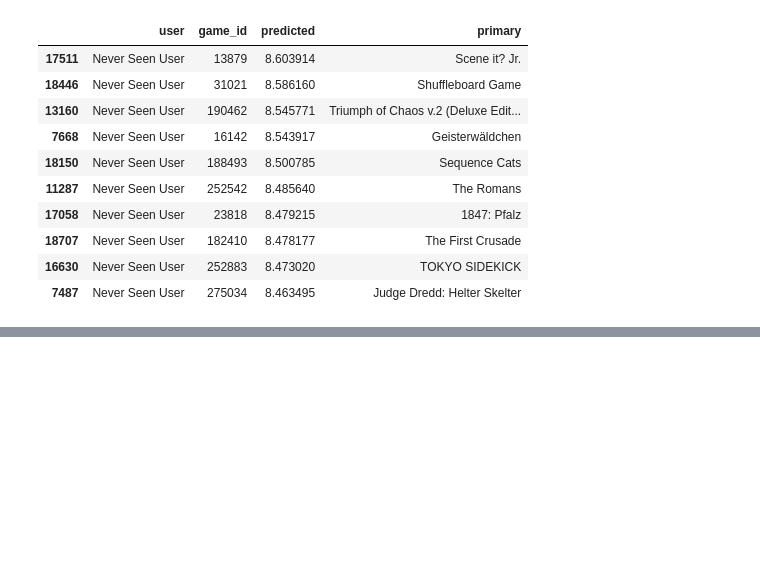
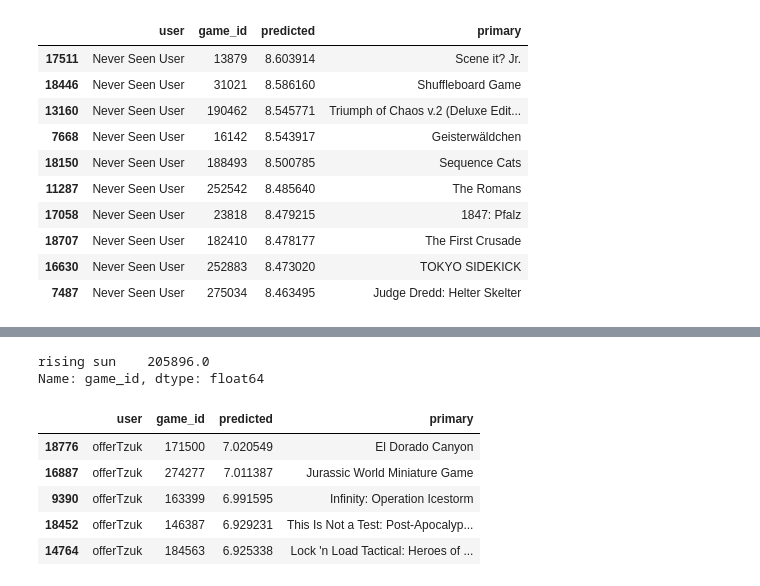
Before and after one commit to guruyaya/bgg-recommandation-model, a Jupyter notebook: exploring_model.ipynb, the cells around one changed output, grey strips where cells are left out. Cells and saved outputs as stored; diff of their text form; code cells hidden in the pictures; blank space fills up the shorter version.

```diff
--- a/exploring_model.ipynb
+++ b/exploring_model.ipynb
@@ -336,0 +440,33 @@ all_games_X_base.join(game_details_df[['primary']], on=all_games_X_base.game_id)
+# %%
+games_played[ games_played.index.str.startswith('rising') ]
+# %% [output]
+rising sun    205896.0
+Name: game_id, dtype: float64
+# %%
+out_without_war = out.drop('tash kalar').drop('blood rage').drop('rising sun')
+out_without_wary = outy.drop('tash kalar').drop('blood rage').drop('rising sun')
+# %%
+games_played = out_without_war['game_id']
+
+popular_games = game_details_df
+
+other_games_X_base = pd.DataFrame([(' offerTzuk ', id)    for id in popular_games[ ~popular_games.index.isin(games_played) ].index],
+columns=['user', 'game_id'])
+
+pipeline = get_pipeline('models/encoded_games_detailed_info.fethear')
+pipeline.fit(out_without_war, out_without_wary)
+other_games_X = pipeline.transform(other_games_X_base)
+other_games_X = pd.DataFrame(other_games_X, columns=pipeline.steps[-1][1].get_feature_names())
+
+res = model.predict(xgb.DMatrix(other_games_X))
+other_games_X_base['predicted'] = pd.Series(res)
+
+ofer_top_5 = other_games_X_base.join(popular_games[['primary']], on=other_games_X_base.game_id).sort_values('predicted', ascending=False).head(5)
+ofer_top_5
+# %% [output]
+|  | user | game_id | predicted | primary |
+| 18776 | offerTzuk | 171500 | 7.020549 | El Dorado Canyon |
+| 16887 | offerTzuk | 274277 | 7.011387 | Jurassic World Miniature Game |
+| 9390 | offerTzuk | 163399 | 6.991595 | Infinity: Operation Icestorm |
+| 18452 | offerTzuk | 146387 | 6.929231 | This Is Not a Test: Post-Apocalyp... |
+| 14764 | offerTzuk | 184563 | 6.925338 | Lock 'n Load Tactical: Heroes of ... |
```
Also changed, not shown: parts of 12 cells of this notebook.
